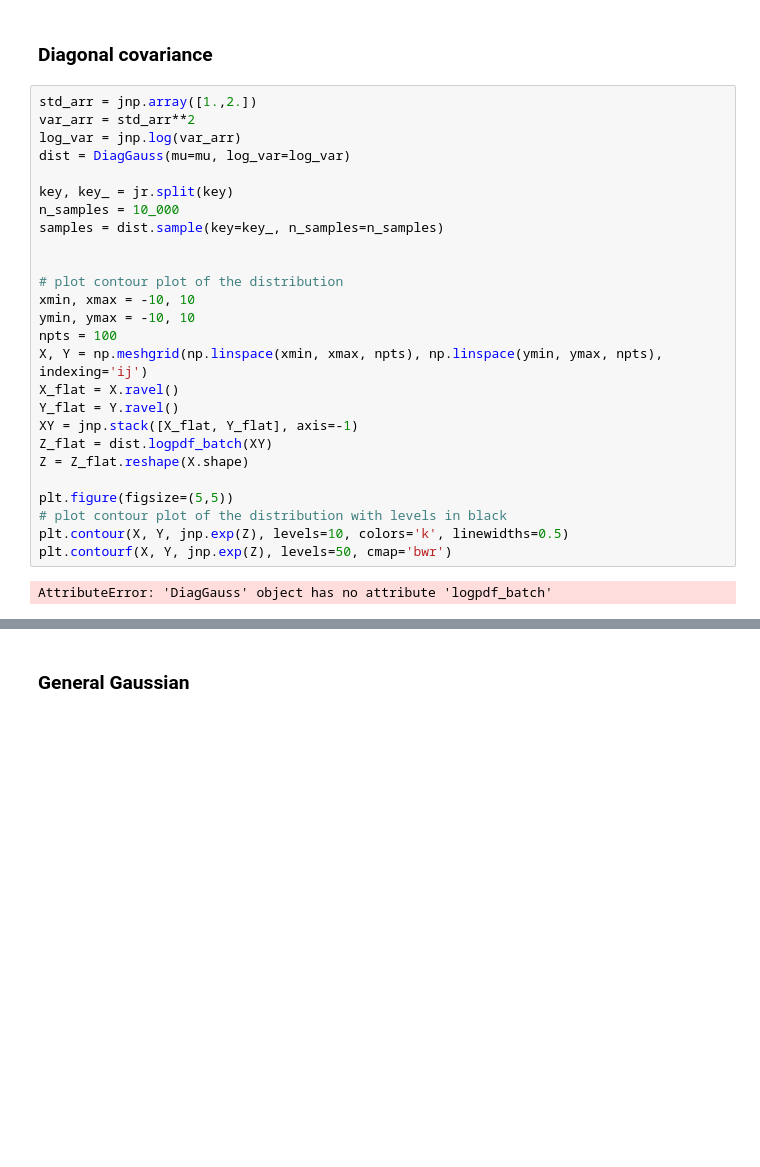
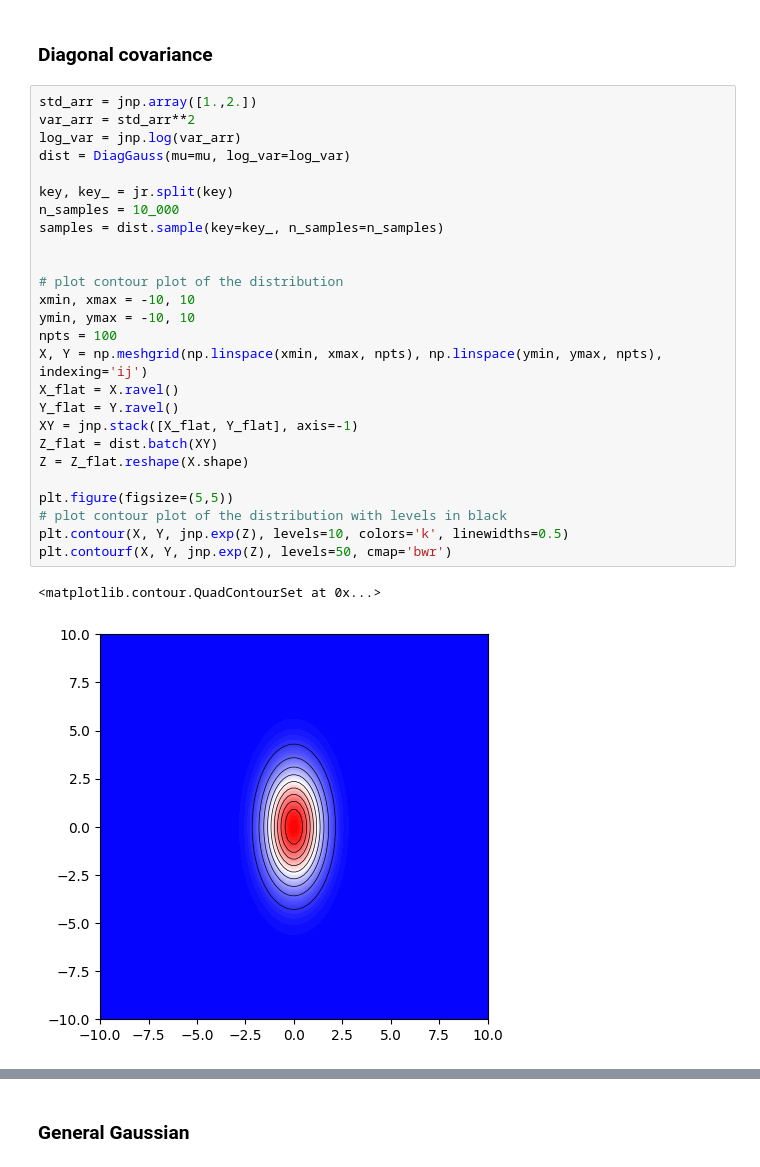
Before and after one commit to alexxthiery/mcjax, a Jupyter notebook: notebooks/distributions/gaussian_dist.ipynb, the cells around one changed output, grey strips where cells are left out. Saved outputs shown, nothing was run; the diff lists cells and outputs as text; blank space fills up the shorter version.

```diff
--- a/notebooks/distributions/gaussian_dist.ipynb
+++ b/notebooks/distributions/gaussian_dist.ipynb
@@ -64,31 +68,32 @@ Empirical std: [3.0274687 3.029106 ]
 # %%
 std_arr = jnp.array([1.,2.])
 var_arr = std_arr**2
 log_var = jnp.log(var_arr)
 dist = DiagGauss(mu=mu, log_var=log_var)
 
 key, key_ = jr.split(key)
 n_samples = 10_000
 samples = dist.sample(key=key_, n_samples=n_samples)
 
 
 # plot contour plot of the distribution
 xmin, xmax = -10, 10
 ymin, ymax = -10, 10
 npts = 100
 X, Y = np.meshgrid(np.linspace(xmin, xmax, npts), np.linspace(ymin, ymax, npts), indexing='ij')
 X_flat = X.ravel()
 Y_flat = Y.ravel()
 XY = jnp.stack([X_flat, Y_flat], axis=-1)
-Z_flat = dist.logpdf_batch(XY)
+Z_flat = dist.batch(XY)
 Z = Z_flat.reshape(X.shape)
 
 plt.figure(figsize=(5,5))
 # plot contour plot of the distribution with levels in black
 plt.contour(X, Y, jnp.exp(Z), levels=10, colors='k', linewidths=0.5)
 plt.contourf(X, Y, jnp.exp(Z), levels=50, cmap='bwr')
 # %% [output]
-AttributeError: 'DiagGauss' object has no attribute 'logpdf_batch'
+<matplotlib.contour.QuadContourSet at 0x...>
+[figure, added]
 # %%
 # plot scatter plot of samples
 plt.scatter(samples[:, 0], samples[:, 1], s=1, marker='x')
```
Also changed, not shown: parts of 5 cells of this notebook, 7 other files.
